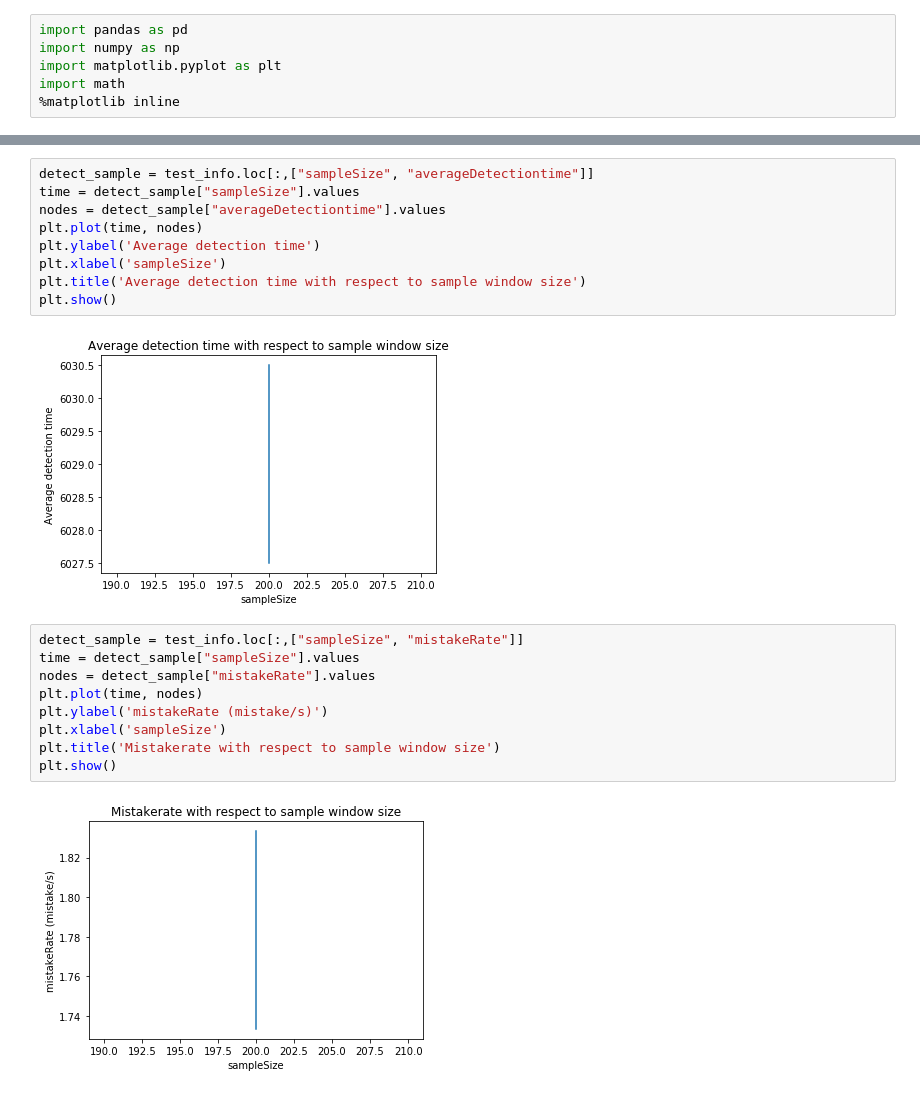
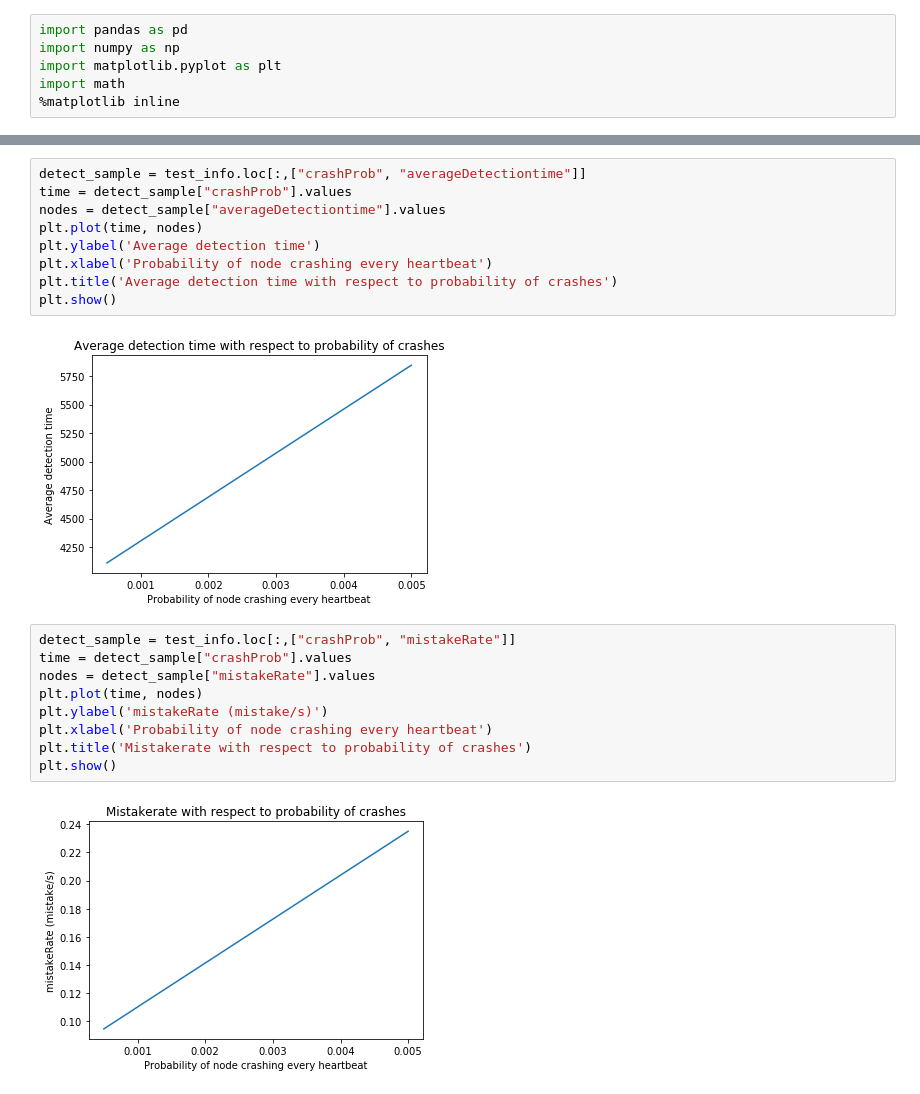
Before and after one commit to Limmen/mlfd_prototype, a Jupyter notebook: jupyter/Comparing simulations.ipynb, the cells around one changed output, grey strips where cells are left out. Cells and saved outputs as stored; diff of their text form.

```diff
--- a/jupyter/Comparing simulations.ipynb
+++ b/jupyter/Comparing simulations.ipynb
@@ -19,22 +17,22 @@ test_info
 # %%
-detect_sample = test_info.loc[:,["sampleSize", "averageDetectiontime"]]
-time = detect_sample["sampleSize"].values
+detect_sample = test_info.loc[:,["crashProb", "averageDetectiontime"]]
+time = detect_sample["crashProb"].values
 nodes = detect_sample["averageDetectiontime"].values
 plt.plot(time, nodes)
 plt.ylabel('Average detection time')
-plt.xlabel('sampleSize')
-plt.title('Average detection time with respect to sample window size')
+plt.xlabel('Probability of node crashing every heartbeat')
+plt.title('Average detection time with respect to probability of crashes')
 plt.show()
 # %% [output]
-[figure, old version]
+[figure, new version]
 # %%
-detect_sample = test_info.loc[:,["sampleSize", "mistakeRate"]]
-time = detect_sample["sampleSize"].values
+detect_sample = test_info.loc[:,["crashProb", "mistakeRate"]]
+time = detect_sample["crashProb"].values
 nodes = detect_sample["mistakeRate"].values
 plt.plot(time, nodes)
 plt.ylabel('mistakeRate (mistake/s)')
-plt.xlabel('sampleSize')
-plt.title('Mistakerate with respect to sample window size')
+plt.xlabel('Probability of node crashing every heartbeat')
+plt.title('Mistakerate with respect to probability of crashes')
 plt.show()
 # %% [output]
-[figure, old version]
+[figure, new version]
```
Also changed, not shown: parts of 2 cells of this notebook, 21 other files.
